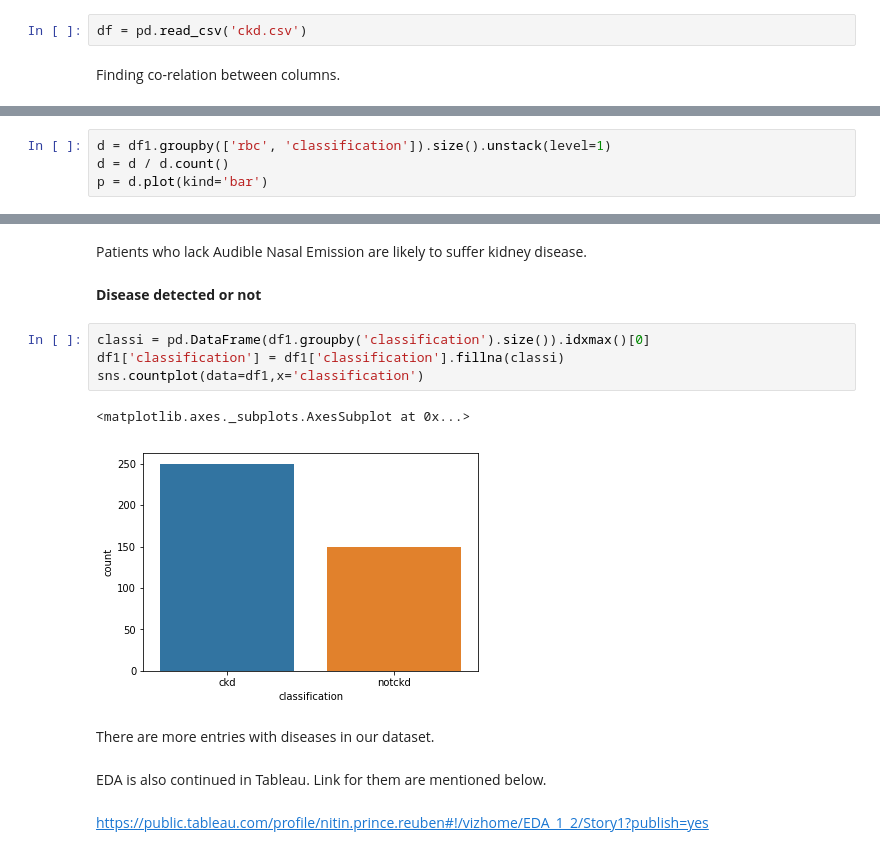
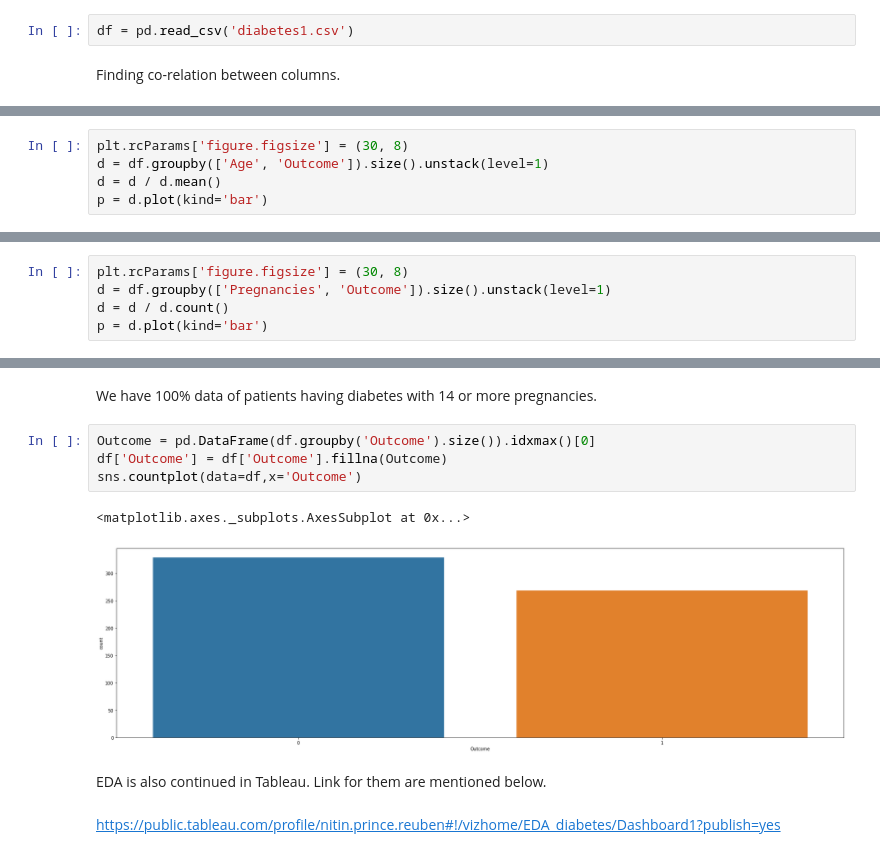
Before and after one commit to NortheasternUniversityADS/Final-Project, a Jupyter notebook: Kidney Disease/EDA.ipynb, the cells around one changed output, grey strips where cells are left out. Cells and saved outputs as stored; diff of their text form.

```diff
--- a/Kidney Disease/EDA.ipynb
+++ b/Kidney Disease/EDA.ipynb
@@ -22,5 +22,5 @@ Importing `csv` file.
 # %%
-df = pd.read_csv('ckd.csv')
+df = pd.read_csv('diabetes1.csv')
 # %% [markdown]
 Finding co-relation between columns.
 # %%
@@ -77,0 +48,5 @@ dtype: int64
+# %%
+plt.rcParams['figure.figsize'] = (30, 8)
+d = df.groupby(['Age', 'Outcome']).size().unstack(level=1)
+d = d / d.mean()
+p = d.plot(kind='bar')
@@ -78,5 +59,6 @@ dtype: int64
 # %%
-d = df1.groupby(['rbc', 'classification']).size().unstack(level=1)
+plt.rcParams['figure.figsize'] = (30, 8)
+d = df.groupby(['Pregnancies', 'Outcome']).size().unstack(level=1)
 d = d / d.count()
 p = d.plot(kind='bar')
 # %% [output]
@@ -174,17 +66,13 @@ p = d.plot(kind='bar')
-# %% [markdown]
-Patients who lack Audible Nasal Emission are likely to suffer kidney disease.
-# %% [markdown]
-**Disease detected or not**
+# %% [markdown]
+We have 100% data of patients having diabetes with 14 or more pregnancies.
 # %%
-classi = pd.DataFrame(df1.groupby('classification').size()).idxmax()[0]
-df1['classification'] = df1['classification'].fillna(classi)
-sns.countplot(data=df1,x='classification')
+Outcome = pd.DataFrame(df.groupby('Outcome').size()).idxmax()[0]
+df['Outcome'] = df['Outcome'].fillna(Outcome)
+sns.countplot(data=df,x='Outcome')
 # %% [output]
 <matplotlib.axes._subplots.AxesSubplot at 0x...>
-[figure, old version]
+[figure, new version]
-# %% [markdown]
-There are more entries with diseases in our dataset.
 # %% [markdown]
 EDA is also continued in Tableau. Link for them are mentioned below.
 # %% [markdown]
-https://public.tableau.com/profile/nitin.prince.reuben#!/vizhome/EDA_1_2/Story1?publish=yes
+https://public.tableau.com/profile/nitin.prince.reuben#!/vizhome/EDA_diabetes/Dashboard1?publish=yes
```
Also changed, not shown: parts of 40 cells of this notebook, 1 other file.
